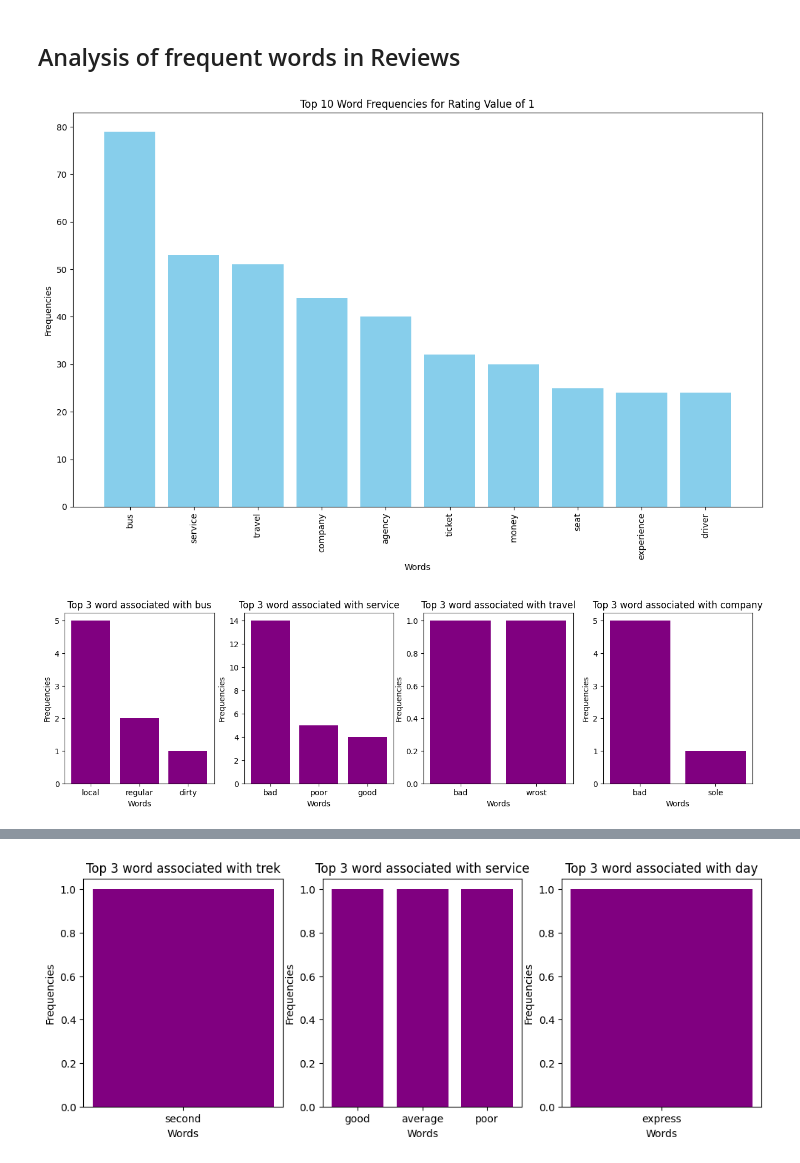
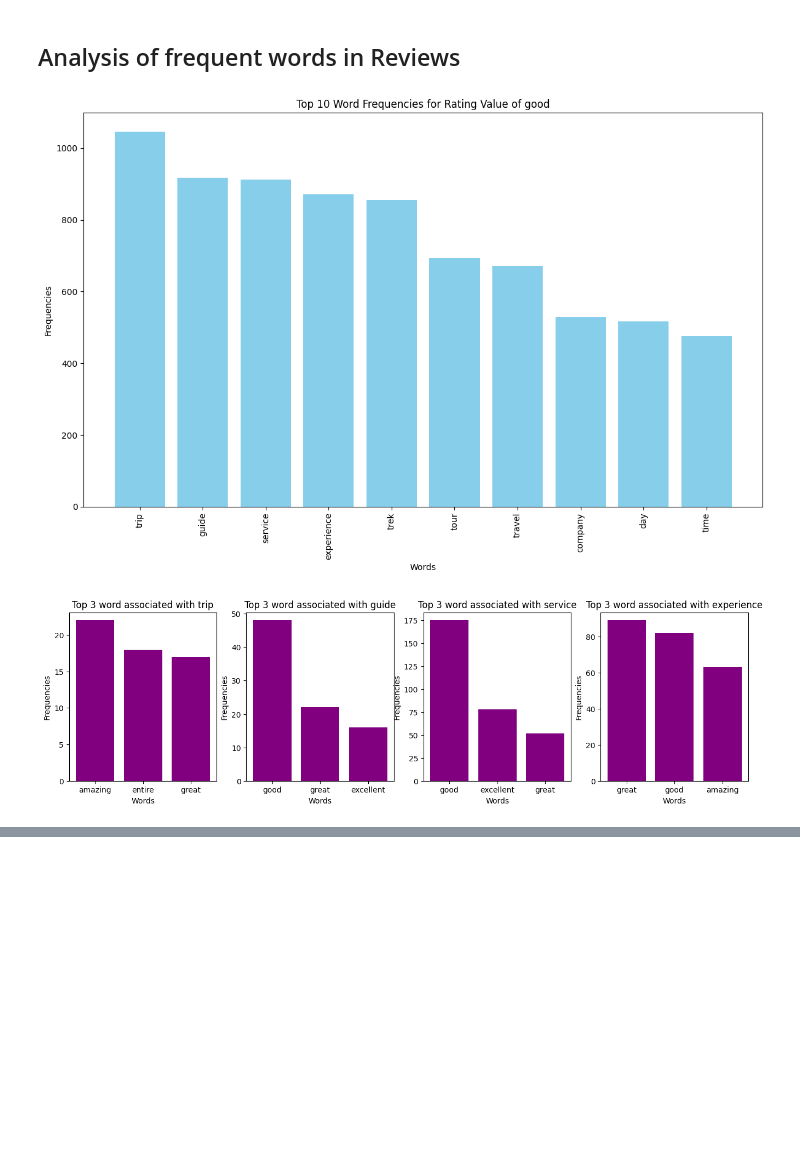
Before and after one commit to kaagaj-bottle/reviews_analysis, a Jupyter notebook: notebooks/reviews_analysis_rating.ipynb, the cells around one changed output, grey strips where cells are left out. Cells and saved outputs as stored; diff of their text form; code cells hidden in the pictures; blank space fills up the shorter version.

Commit message:
rating changed to good and bad

```diff
--- a/notebooks/reviews_analysis_rating.ipynb
+++ b/notebooks/reviews_analysis_rating.ipynb
@@ -10,10 +10,11 @@ reviews =  read_json_file(path="../data/reviews.json")
 # %%
 text_rating = get_all_text_data(reviews['data'], rating=True)
 text, rating = zip(*text_rating)
-rating_text_dict = {key:[] for key in list(set(rating))}
+rating_text_dict = {key:[] for key in list(["good","bad"])}
 
 for text, rating in text_rating:
-    rating_text_dict[rating].append(text)
+    key = "good" if rating>=4 else "bad"
+    rating_text_dict[key].append(text)
 # %%
 from collections import defaultdict
 def get_nouns_by_freq(rating_text_dict,nlp,rating_value):
@@ -71,13 +73,13 @@ def plot_associated_adjectives(parent_words,associated_adjectives,top_n=3):
         plt.ylabel("Frequencies")
         plt.title(f"Top {top_n} word associated with {word}" )
 # %%
-def plots_for_all_rating(rating_text_dict=rating_text_dict, nlp=nlp, top_n=10, rating_values=[1,2,3,4,5]):
+def plots_for_all_rating(rating_text_dict=rating_text_dict, nlp=nlp, top_n=10, rating_values=["good", "bad"]):
     for value in rating_values:
         words, frequencies, associated_adjectives = get_nouns_by_freq(rating_text_dict=rating_text_dict, nlp=nlp, rating_value=value)
         plot_words_frequencies(words=words, frequencies=frequencies, rating_value=value, top_n=top_n)
         plot_associated_adjectives(words[:4],associated_adjectives)
 # %%
-plots_for_all_rating(rating_text_dict, nlp, 10,rating_values=[1,2,3,4,5])
+plots_for_all_rating(rating_text_dict, nlp, 10,rating_values=["good"])
 # %% [output]
-[figure, old version]
+[figure, new version]
-[figure, old version]
+[figure, new version]
@@ -85 +85,0 @@ plots_for_all_rating(rating_text_dict, nlp, 10,rating_values=[1,2,3,4,5])
-[figure, removed]
```
Also changed, not shown: parts of 2 cells of this notebook.
